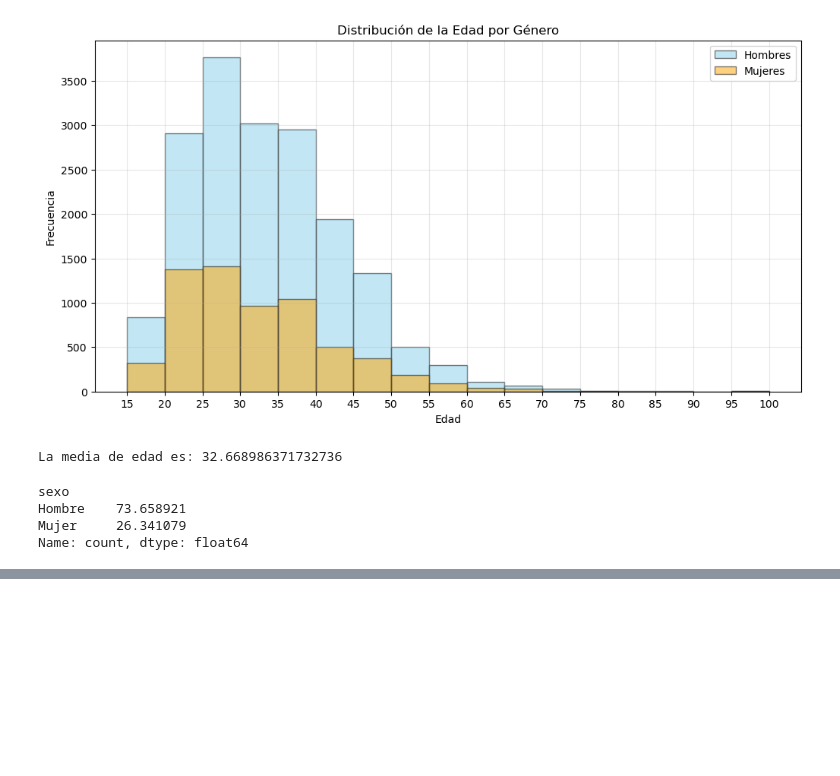
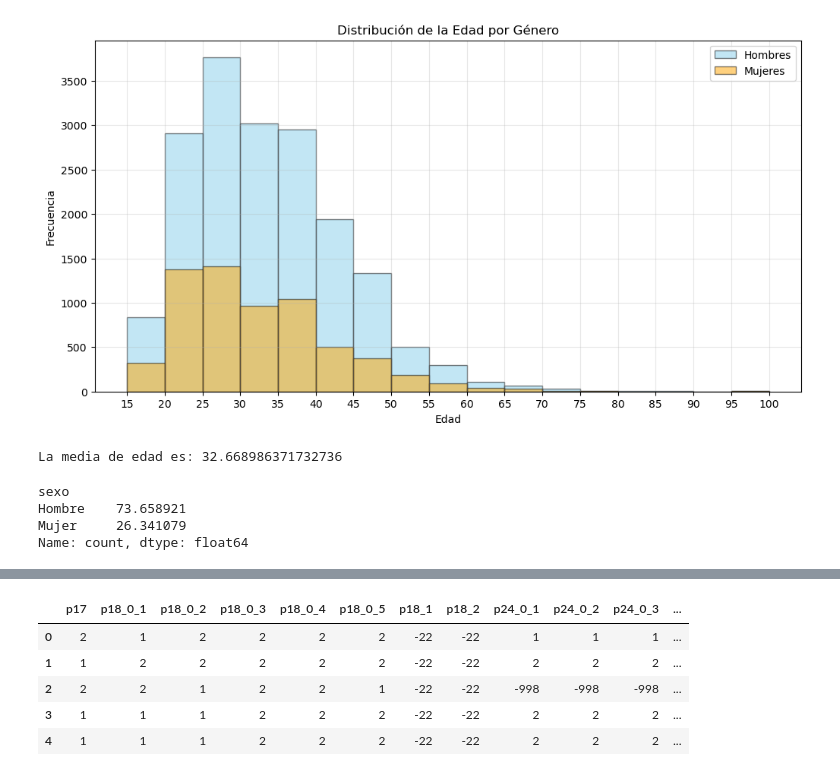
Before and after one commit to puriarter21/Mapa_Migracion_Irregular_Mexico, a Jupyter notebook: 2.Tesis/vistesis.ipynb, the cells around one changed output, grey strips where cells are left out. Drawn from its saved outputs; the diff is of its cells as text; code cells hidden in the pictures; blank space fills up the shorter version.

```diff
--- a/2.Tesis/vistesis.ipynb
+++ b/2.Tesis/vistesis.ipynb
@@ -588,0 +707,8 @@ See the caveats in the documentation: https://pandas.pydata.org/pandas-docs/stab
+# %%
+# Mapear las columnas p23_1 a p23_6
+df_unido['p23_1_mapeado'] = df_unido['p23_1'].map(mapping_p23)
+df_unido['p23_2_mapeado'] = df_unido['p23_2'].map(mapping_p23)
+df_unido['p23_3_mapeado'] = df_unido['p23_3'].map(mapping_p23)
+df_unido['p23_4_mapeado'] = df_unido['p23_4'].map(mapping_p23)
+df_unido['p23_5_mapeado'] = df_unido['p23_5'].map(mapping_p23)
+df_unido['p23_6_mapeado'] = df_unido['p23_6'].map(mapping_p23)
@@ -865,0 +1550,21 @@ Name: count, dtype: float64
+# %%
+# Lista de columnas que deseas incluir en el subdataframe
+columnas_seleccionadas = [
+    'p17', 'p18_0_1', 'p18_0_2', 'p18_0_3', 'p18_0_4', 'p18_0_5',
+    'p18_1', 'p18_2', 'p24_0_1', 'p24_0_2', 'p24_0_3', 'p24_0_4',
+    'p25', 'p25_1_1', 'p25_1_2', 'p25_1_3', 'p25_1_4', 'p25_1_5',
+    'p25_1_6', 'p25_1_7', 'p25_1_8', 'p25_2'
+]
+
+# Crear el subdataframe con las columnas seleccionadas
+sub_df1 = df_unido[columnas_seleccionadas]
+
+# Mostrar las primeras filas del subdataframe para verificar
+sub_df1.head()
+# %% [output]
+|  | p17 | p18_0_1 | p18_0_2 | p18_0_3 | p18_0_4 | p18_0_5 | p18_1 | p18_2 | p24_0_1 | p24_0_2 | p24_0_3 | ... |
+| 0 | 2 | 1 | 2 | 2 | 2 | 2 | -22 | -22 | 1 | 1 | 1 | ... |
+| 1 | 1 | 2 | 2 | 2 | 2 | 2 | -22 | -22 | 2 | 2 | 2 | ... |
+| 2 | 2 | 2 | 1 | 2 | 2 | 1 | -22 | -22 | -998 | -998 | -998 | ... |
+| 3 | 1 | 1 | 1 | 2 | 2 | 2 | -22 | -22 | 2 | 2 | 2 | ... |
+| 4 | 1 | 1 | 1 | 2 | 2 | 2 | -22 | -22 | 2 | 2 | 2 | ... |
```
Also changed, not shown: parts of 51 cells of this notebook.
